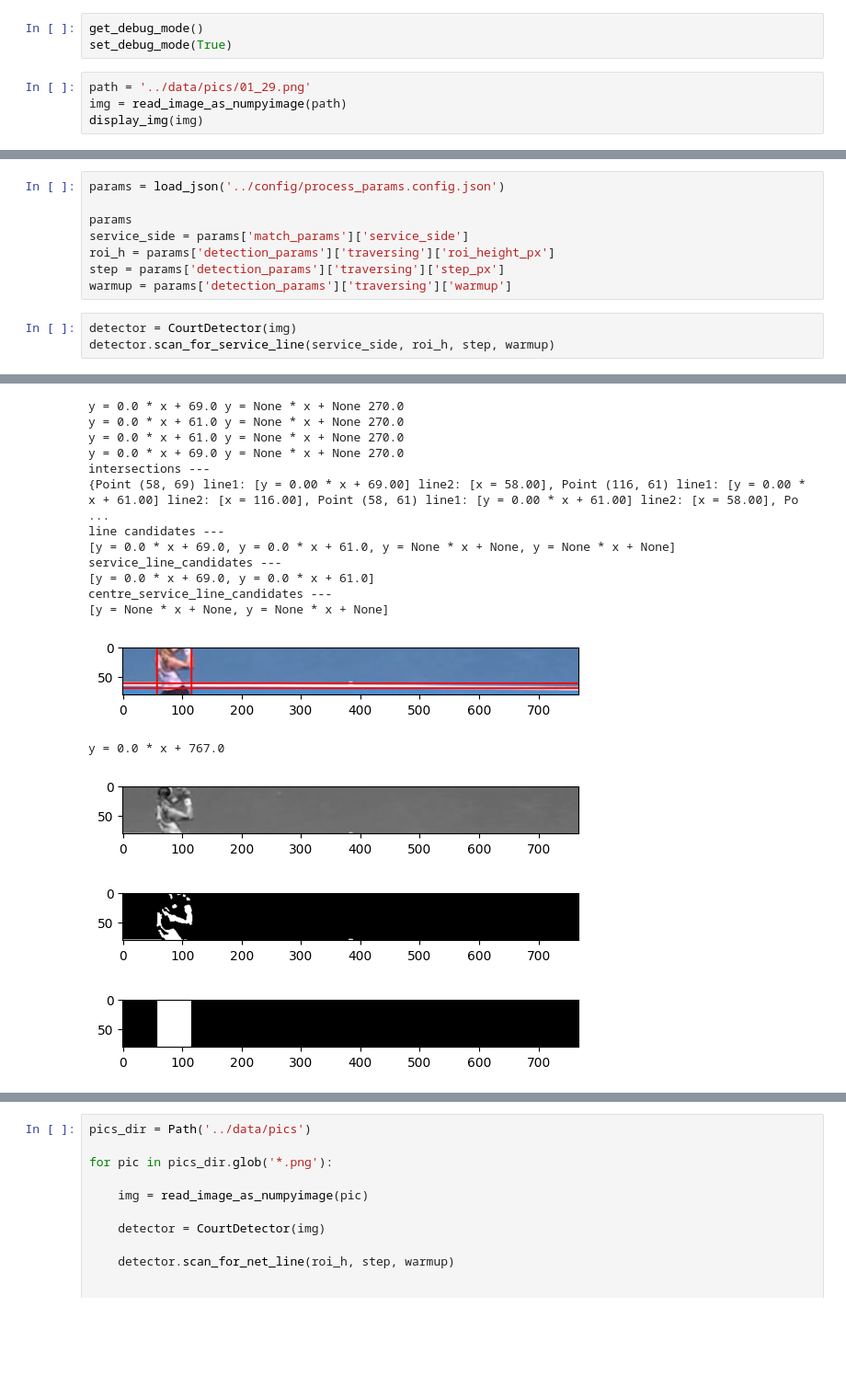
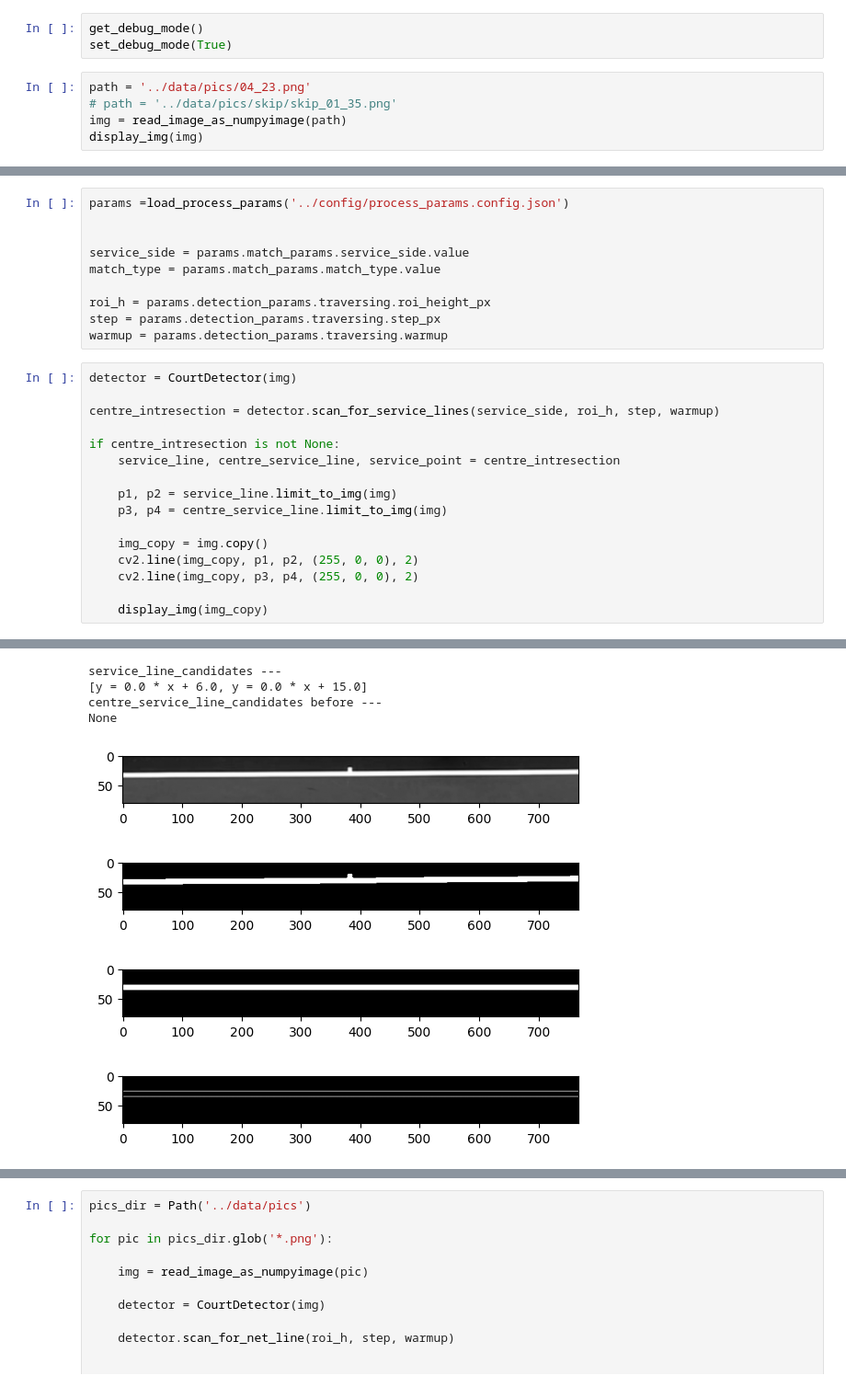
Before and after one commit to polymorvic/tennis-court-detection, a Jupyter notebook: notebooks/roi copy.ipynb, the cells around one changed output, grey strips where cells are left out. Shown at 92% size. Cells and saved outputs as stored; diff of their text form; blank space fills up the shorter version.

```diff
--- a/notebooks/roi copy.ipynb
+++ b/notebooks/roi copy.ipynb
@@ -13,7 +12,8 @@ from cvgeomkit.utils.plotting import display_img
 get_debug_mode()
 set_debug_mode(True)
 # %%
-path = '../data/pics/01_29.png'
+path = '../data/pics/04_23.png'
+# path = '../data/pics/skip/skip_01_35.png'
 img = read_image_as_numpyimage(path)
 display_img(img)
 # %% [output]
@@ -22,12 +21,27 @@ FileNotFoundError: Cannot read image: ../data/pics/00_29.png
 # %%
-params = load_json('../config/process_params.config.json')
+params =load_process_params('../config/process_params.config.json')
 
-params
-service_side = params['match_params']['service_side']
-roi_h = params['detection_params']['traversing']['roi_height_px']
-step = params['detection_params']['traversing']['step_px']
-warmup = params['detection_params']['traversing']['warmup']
+
+service_side = params.match_params.service_side.value
+match_type = params.match_params.match_type.value
+
+roi_h = params.detection_params.traversing.roi_height_px
+step = params.detection_params.traversing.step_px
+warmup = params.detection_params.traversing.warmup
 # %%
 detector = CourtDetector(img)
-detector.scan_for_service_line(service_side, roi_h, step, warmup)
+
+centre_intresection = detector.scan_for_service_lines(service_side, roi_h, step, warmup)
+
+if centre_intresection is not None:
+    service_line, centre_service_line, service_point = centre_intresection
+
+    p1, p2 = service_line.limit_to_img(img)
+    p3, p4 = centre_service_line.limit_to_img(img)
+
+    img_copy = img.copy()
+    cv2.line(img_copy, p1, p2, (255, 0, 0), 2)
+    cv2.line(img_copy, p3, p4, (255, 0, 0), 2)
+
+    display_img(img_copy)
 # %% [output]
@@ -39,17 +53,8 @@ detector.scan_for_service_line(service_side, roi_h, step, warmup)
-y = 0.0 * x + 69.0 y = None * x + None 270.0
-y = 0.0 * x + 61.0 y = None * x + None 270.0
-y = 0.0 * x + 61.0 y = None * x + None 270.0
-y = 0.0 * x + 69.0 y = None * x + None 270.0
-intersections ---
-{Point (58, 69) line1: [y = 0.00 * x + 69.00] line2: [x = 58.00], Point (116, 61) line1: [y = 0.00 * x + 61.00] line2: [x = 116.00], Point (58, 61) line1: [y = 0.00 * x + 61.00] line2: [x = 58.00], Po ...
-line candidates ---
-[y = 0.0 * x + 69.0, y = 0.0 * x + 61.0, y = None * x + None, y = None * x + None]
 service_line_candidates ---
-[y = 0.0 * x + 69.0, y = 0.0 * x + 61.0]
-centre_service_line_candidates ---
-[y = None * x + None, y = None * x + None]
+[y = 0.0 * x + 6.0, y = 0.0 * x + 15.0]
+centre_service_line_candidates before ---
+None
-[figure, old version]
+[figure, new version]
-y = 0.0 * x + 767.0
-[figure, old version]
+[figure, new version]
-[figure, old version]
+[figure, new version]
-[figure, old version]
+[figure, new version]
```
Also changed, not shown: parts of 4 cells of this notebook, 1 other file.
